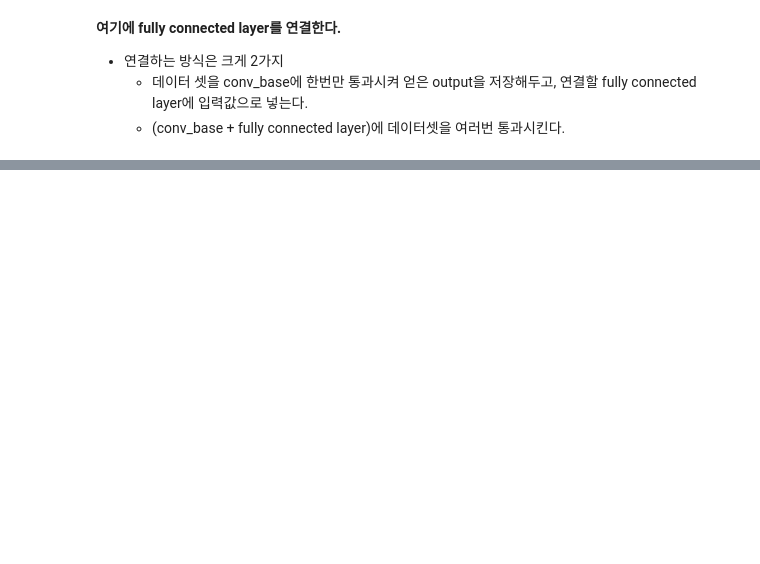
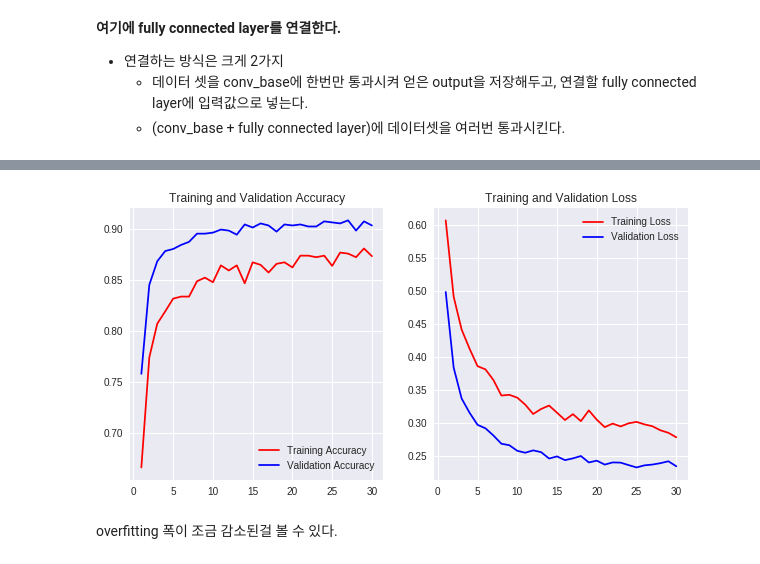
Before and after one commit to Junhojuno/keras-tutorial, a Jupyter notebook: 05_pretrained_network(VGG16).ipynb, the cells around one changed output, grey strips where cells are left out. Saved outputs shown, nothing was run; the diff lists cells and outputs as text; code cells hidden in the pictures; blank space fills up the shorter version.

```diff
--- a/05_pretrained_network(VGG16).ipynb
+++ b/05_pretrained_network(VGG16).ipynb
@@ -73,0 +202,16 @@ KeyboardInterrupt:
+# %%
+from keras.preprocessing.image import ImageDataGenerator
+
+train_datagen = ImageDataGenerator(rescale=1./255,
+                                   rotation_range=40,
+                                   width_shift_range=0.2,
+                                   height_shift_range=0.2,
+                                   shear_range=0.2,
+                                   zoom_range=0.2,
+                                   horizontal_flip=True,
+                                   fill_mode='nearest')
+
+test_datagen = ImageDataGenerator(rescale=1./255)
+
+train_generator = train_datagen.flow_from_directory(train_dir, target_size=(150,150), batch_size=20, class_mode='binary')
+validation_generator = test_datagen.flow_from_directory(validation_dir, target_size=(150,150), batch_size=20, class_mode='binary')
@@ -73,0 +221,6 @@ KeyboardInterrupt:
+# %%
+model.compile(loss='binary_crossentropy',
+              optimizer=optimizers.RMSprop(lr=2e-5),
+              metrics=['acc'])
+# %%
+hist = model.fit_generator(train_generator, steps_per_epoch=100, epochs=30, validation_data=validation_generator, validation_steps=50, verbose=2)
@@ -73,0 +245,22 @@ KeyboardInterrupt:
+# %%
+epochs = range(1, len(hist.history['acc']) + 1)
+
+plt.figure(figsize=(10,5))
+
+plt.subplot(1,2,1)
+plt.plot(epochs, hist.history['acc'],'r-' ,label='Training Accuracy')
+plt.plot(epochs, hist.history['val_acc'],'b-' ,label='Validation Accuracy')
+plt.legend()
+plt.title("Training and Validation Accuracy")
+
+plt.subplot(1,2,2)
+plt.plot(epochs, hist.history['loss'], 'r-', label='Training Loss')
+plt.plot(epochs, hist.history['val_loss'],'b-', label='Validation Loss')
+plt.legend()
+plt.title("Training and Validation Loss")
+
+plt.show()
+# %% [output]
+[figure, added]
+# %% [markdown]
+overfitting 폭이 조금 감소된걸 볼 수 있다.
```
Also changed, not shown: parts of 17 cells of this notebook.
